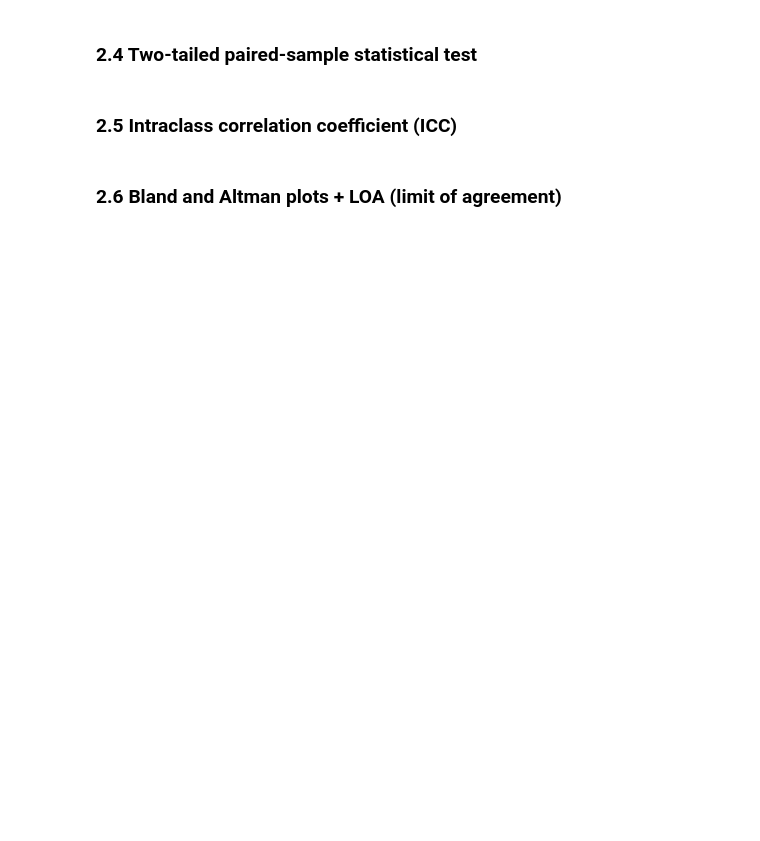
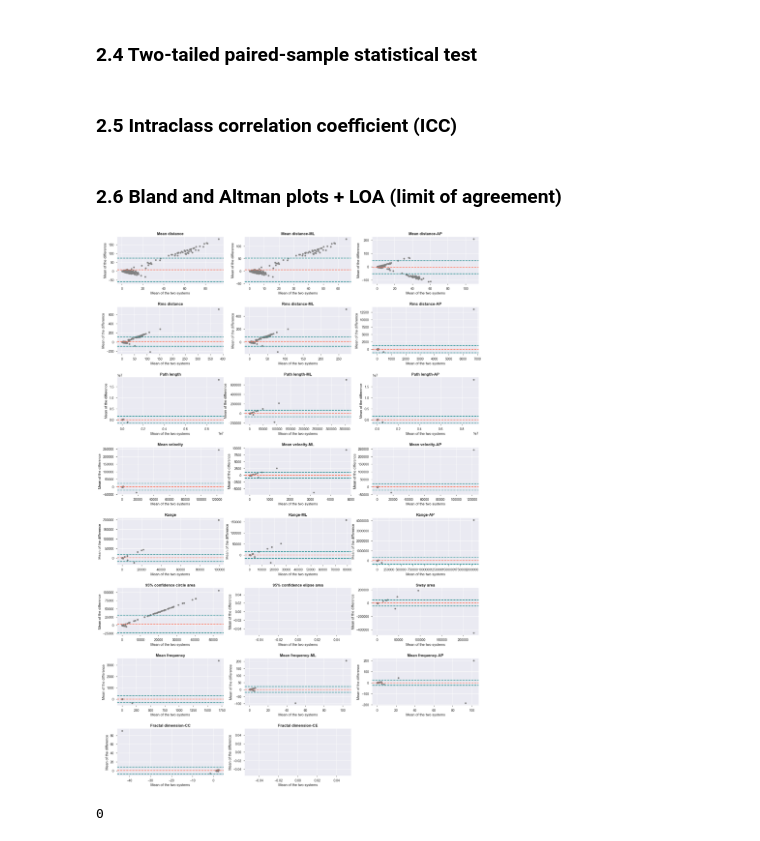
Before and after one commit to Antoninj/master_thesis, a Jupyter notebook: notebooks/results_analysis.ipynb, the cells around one changed output. Drawn from its saved outputs; the diff is of its cells as text; code cells hidden in the pictures; blank space fills up the shorter version.

Commit message:
extensive commenting of statistics module + bland altman plot implementation

```diff
--- a/notebooks/results_analysis.ipynb
+++ b/notebooks/results_analysis.ipynb
@@ -207,3 +207,43 @@ plot_correlation(wbb_time, fp_time_cut)
 ### 2.5 Intraclass correlation coefficient (ICC)
 # %% [markdown]
 ### 2.6 Bland and Altman plots + LOA (limit of agreement)
+# %%
+def bland_altman_plot(df1, df2, name="time_domain"):
+    columns = df1.columns
+    fig, axs = plt.subplots(8,3,figsize=(20,30),facecolor='w', edgecolor='k')
+    fig.subplots_adjust(hspace = .5)
+    axs[-1, -1].axis('off')
+    for ax, column in zip(axs.ravel(), columns):
+        x = df1[column]
+        y = df2[column]
+
+        data1 = np.asarray(x)
+        data2 = np.asarray(y)
+        mean = np.mean([x, y], axis=0)
+        diff = x - y
+        md = np.mean(diff)
+        sd = np.std(diff, axis=0)
+
+        ax.scatter(mean, diff, marker='.',s=100, color = "gray")
+        ax.axhline(md,color='tomato', linestyle='--')
+        ax.axhline(md + 2*sd, color='teal', linestyle='--')
+        ax.axhline(md - 2*sd, color='teal', linestyle='--')
+        ax.set_xlabel('Mean of the two systems')
+        ax.set_ylabel('Mean of the difference')
+        ax.set_title(column, weight = 600)
+
+        #ax.legend()
+    plt.savefig("results/{}_bland_altman_plots.png".format(name), bbox_inches='tight')
+# %%
+bland_altman_plot(wbb_time, fp_time_cut)
+# %% [output]
+[figure, added]
+# %%
+
+a = ["test","another"]
+b = "another"
+
+d = dict.fromkeys(a, 0)
+d["test"][]
+# %% [output]
+0
```
Also changed, not shown: parts of 6 cells of this notebook, 7 other files.
